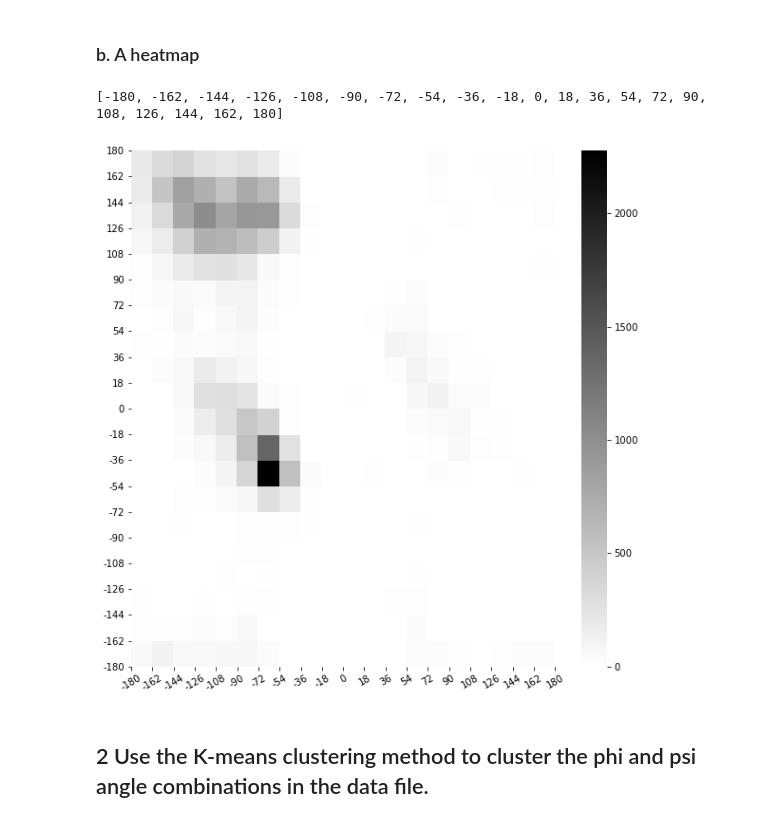
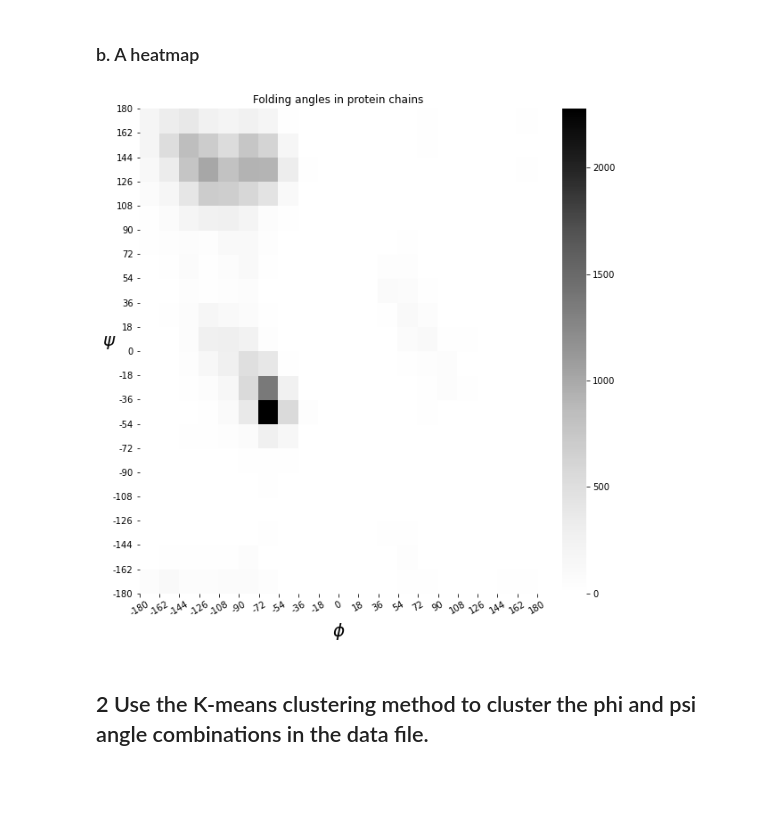
Before and after one commit to jerge/DAT405-DSC, a Jupyter notebook: Lab 3/Lab3.ipynb, the cells around one changed output. Drawn from its saved outputs; the diff is of its cells as text; code cells hidden in the pictures; blank space fills up the shorter version.

```diff
--- a/Lab 3/Lab3.ipynb
+++ b/Lab 3/Lab3.ipynb
@@ -21,30 +26,36 @@ data.plot.scatter(x="phi", y="psi", alpha = 0.5)
 # %%
 import numpy as np
 
+# Set resolution of heatmap
 buckets = 20
+
+# Calulate intermiate variables
 step = int(360/buckets)
 breakpoints = range(-180,181,step)
-breakpoints_array = []
-
-for x in breakpoints:
-    breakpoints_array.append(x)
-
-print(breakpoints_array)
+breakpoints_array = [*breakpoints]
 hmap = np.zeros((buckets, buckets))
 
+# Calulate nr of points per pixel in heatmap
 for i, row in data.iterrows():
-    phiI = testI = int((row.phi + 180)/step)
-    psiI = testI = int((row.psi + 180)/step)
-    hmap[psiI,phiI] += 1
+    hmap[int((row.psi + 180)/step),int((row.phi + 180)/step)] += 1
 
-sns.heatmap(hmap,cmap="gist_yarg")
+# Plot heatmap
+sns.heatmap(hmap,cmap="Greys")
+
+#Configure plot
 plt.gca().invert_yaxis()
-plt.xticks(range(0,buckets + 1), labels=breakpoints_array, rotation=30)
-plt.yticks(range(0,buckets + 1), labels=breakpoints_array, rotation="horizontal")
+plt.xticks(range(0,buckets + 1), labels=breakpoints_array,
+           rotation=30)
+plt.yticks(range(0,buckets + 1), labels=breakpoints_array,
+           rotation="horizontal")
+
+plt.title("Folding angles in protein chains")
+plt.ylabel(r"$\psi$", rotation="horizontal", size=20)
+plt.xlabel(r"$\phi$", size=20)
+
 plt.show()
 # %% [output]
-[-180, -162, -144, -126, -108, -90, -72, -54, -36, -18, 0, 18, 36, 54, 72, 90, 108, 126, 144, 162, 180]
-[figure, old version]
+[figure, new version]
 # %% [markdown]
 ## 2 Use  the  K-means  clustering  method to  cluster  the phi  and  psi  angle  combinations  in the data file.
 # %% [markdown]
```
Also changed, not shown: parts of 13 cells of this notebook.
